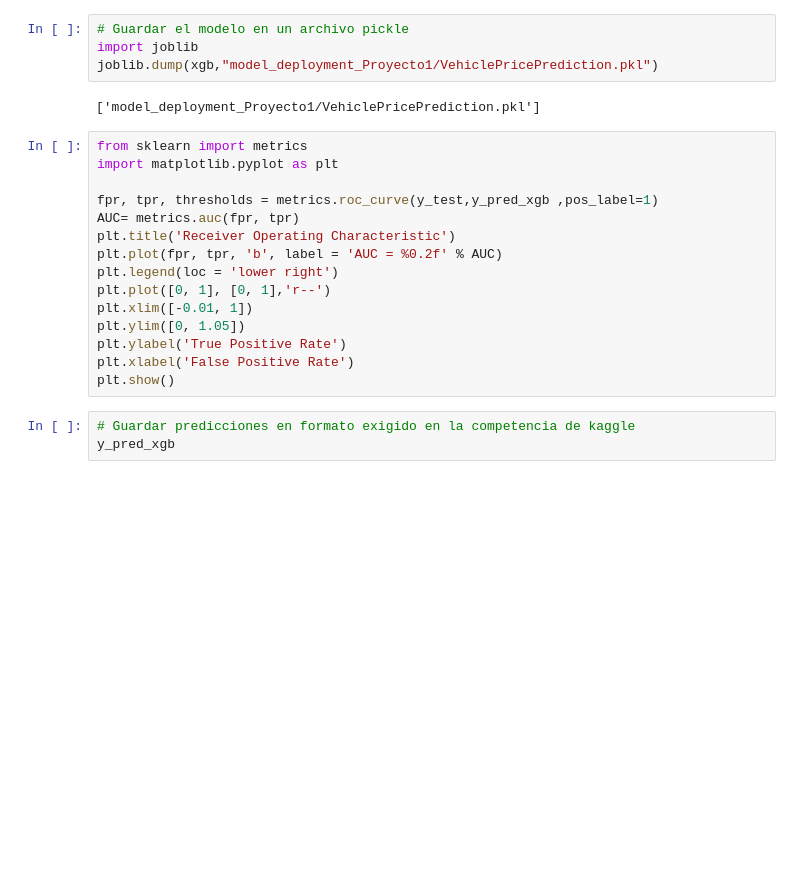
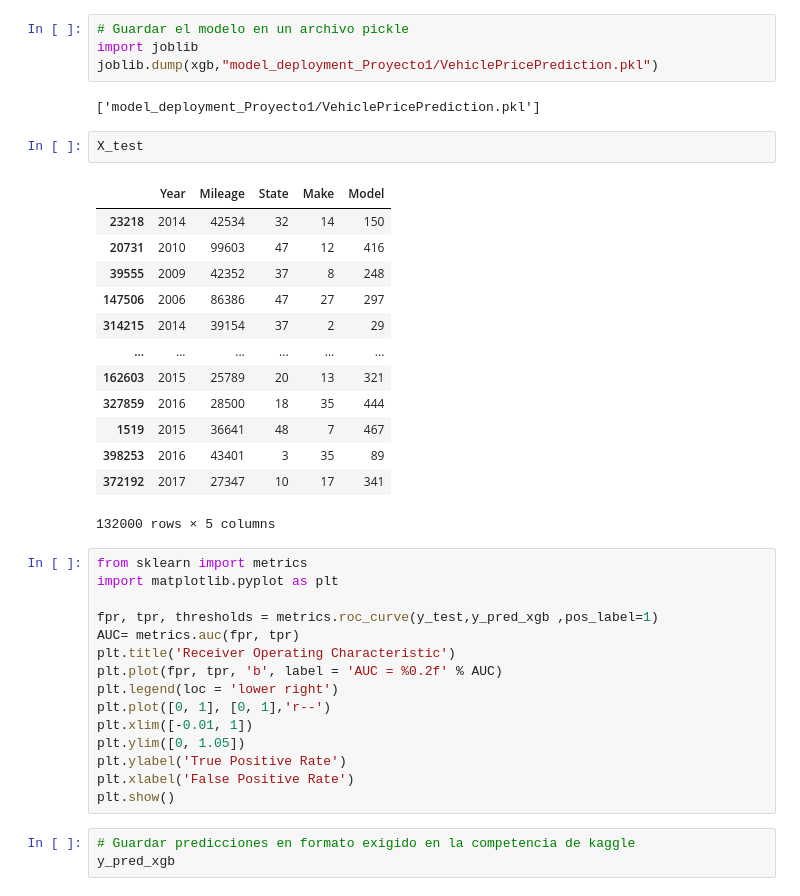
Before and after one commit to PedrazaDuban/MIAD_ML_NLP_2023, a Jupyter notebook: Semana 3/S3P1_proyecto1_V1.0.ipynb, the cells around one changed output. Saved outputs shown, nothing was run; the diff lists cells and outputs as text; blank space fills up the shorter version.

```diff
--- a/Semana 3/S3P1_proyecto1_V1.0.ipynb
+++ b/Semana 3/S3P1_proyecto1_V1.0.ipynb
@@ -267,6 +317,22 @@ import joblib
 joblib.dump(xgb,"model_deployment_Proyecto1/VehiclePricePrediction.pkl")
 # %% [output]
 ['model_deployment_Proyecto1/VehiclePricePrediction.pkl']
+# %%
+X_test
+# %% [output]
+|  | Year | Mileage | State | Make | Model |
+| 23218 | 2014 | 42534 | 32 | 14 | 150 |
+| 20731 | 2010 | 99603 | 47 | 12 | 416 |
+| 39555 | 2009 | 42352 | 37 | 8 | 248 |
+| 147506 | 2006 | 86386 | 47 | 27 | 297 |
+| 314215 | 2014 | 39154 | 37 | 2 | 29 |
+| ... | ... | ... | ... | ... | ... |
+| 162603 | 2015 | 25789 | 20 | 13 | 321 |
+| 327859 | 2016 | 28500 | 18 | 35 | 444 |
+| 1519 | 2015 | 36641 | 48 | 7 | 467 |
+| 398253 | 2016 | 43401 | 3 | 35 | 89 |
+| 372192 | 2017 | 27347 | 10 | 17 | 341 |
+132000 rows × 5 columns
 # %%
 from sklearn import metrics
 import matplotlib.pyplot as plt
```
Also changed, not shown: parts of 8 cells of this notebook, 6 other files.
